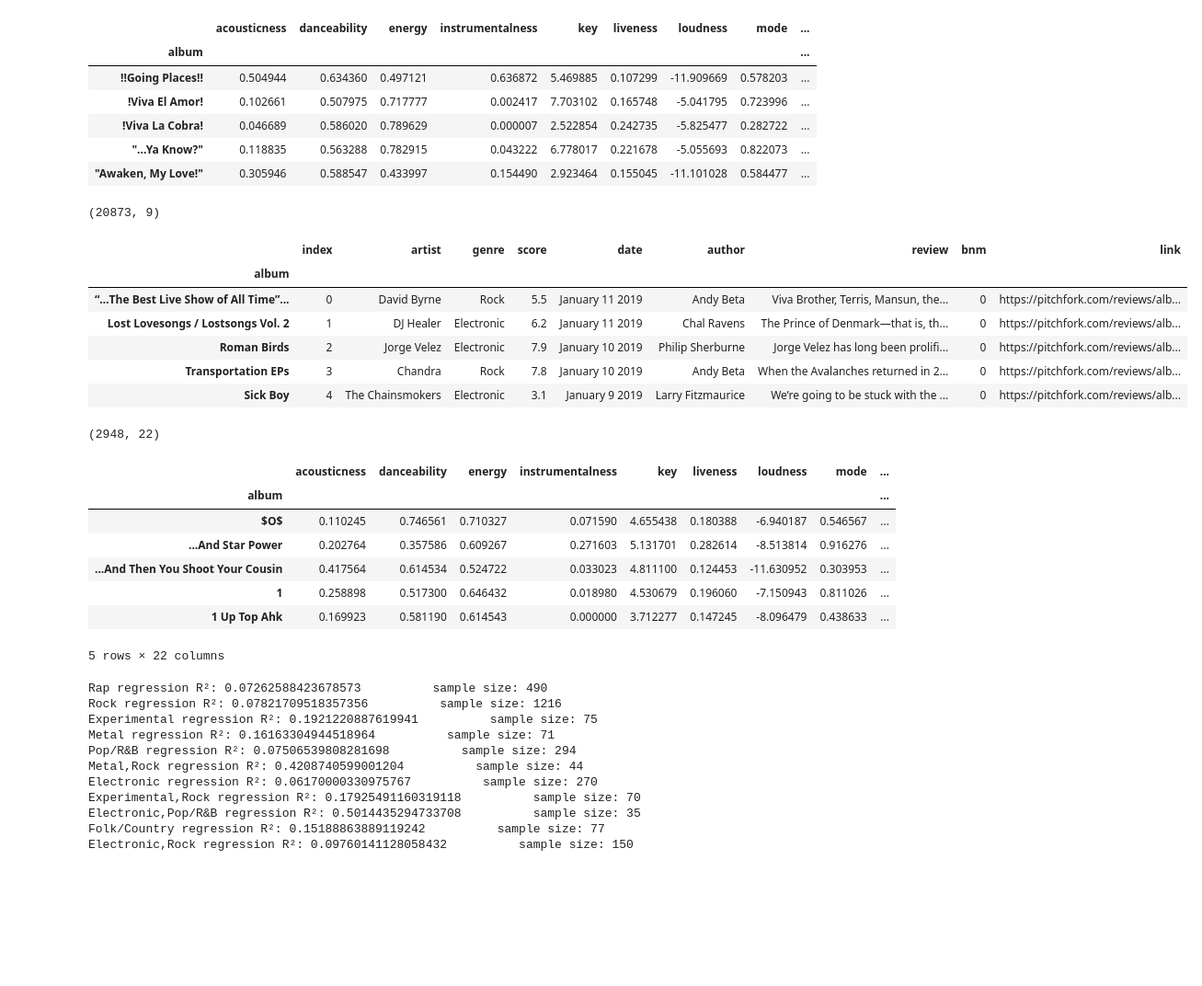
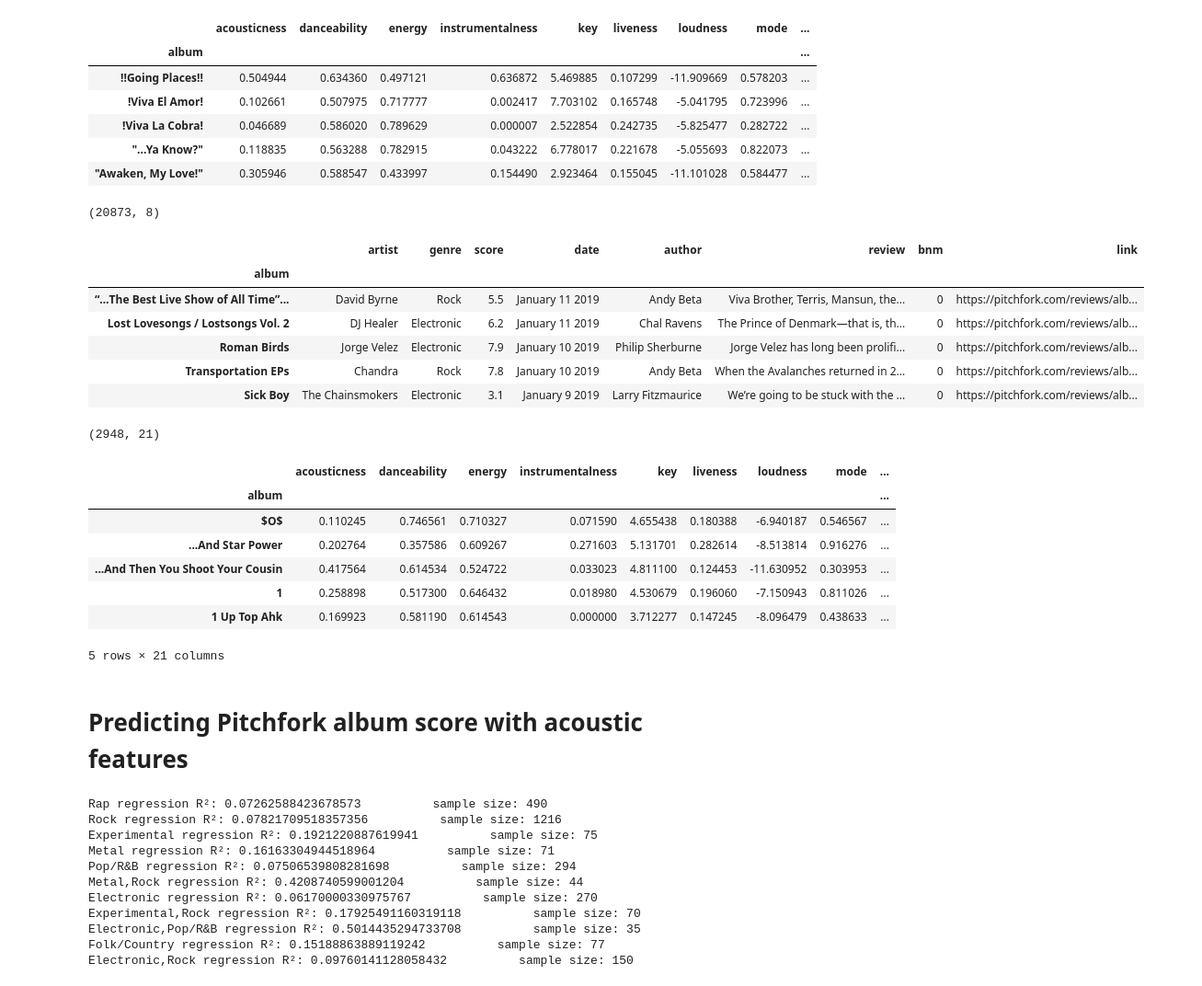
Before and after one commit to shaiyon/Spotify-Analysis, a Jupyter notebook: Exploratory Data Analysis.ipynb, the cells around one changed output. Shown at 92% size. Cells and saved outputs as stored; diff of their text form; code cells hidden in the pictures; blank space fills up the shorter version.

```diff
--- a/Exploratory Data Analysis.ipynb
+++ b/Exploratory Data Analysis.ipynb
@@ -91,25 +93,26 @@ features.head()
 | "...Ya Know?" | 0.118835 | 0.563288 | 0.782915 | 0.043222 | 6.778017 | 0.221678 | -5.055693 | 0.822073 | ... |
 | "Awaken, My Love!" | 0.305946 | 0.588547 | 0.433997 | 0.154490 | 2.923464 | 0.155045 | -11.101028 | 0.584477 | ... |
 # %%
-reviews = pd.read_csv('reviews.csv').drop(['id','role'], axis=1)
+reviews = pd.read_csv('reviews.csv').drop(['index','id','role'], axis=1)
 reviews.set_index('album', inplace=True)
 print(reviews.shape)
 reviews.head()
 # %% [output]
-(20873, 9)
+(20873, 8)
-|  | index | artist | genre | score | date | author | review | bnm | link |
-| album |  |  |  |  |  |  |  |  |  |
-| “…The Best Live Show of All Time”... | 0 | David Byrne | Rock | 5.5 | January 11 2019 | Andy Beta | Viva Brother, Terris, Mansun, the... | 0 | https://pitchfork.com/reviews/alb... |
-| Lost Lovesongs / Lostsongs Vol. 2 | 1 | DJ Healer | Electronic | 6.2 | January 11 2019 | Chal Ravens | The Prince of Denmark—that is, th... | 0 | https://pitchfork.com/reviews/alb... |
-| Roman Birds | 2 | Jorge Velez | Electronic | 7.9 | January 10 2019 | Philip Sherburne | Jorge Velez has long been prolifi... | 0 | https://pitchfork.com/reviews/alb... |
-| Transportation EPs | 3 | Chandra | Rock | 7.8 | January 10 2019 | Andy Beta | When the Avalanches returned in 2... | 0 | https://pitchfork.com/reviews/alb... |
-| Sick Boy | 4 | The Chainsmokers | Electronic | 3.1 | January 9 2019 | Larry Fitzmaurice | We’re going to be stuck with the ... | 0 | https://pitchfork.com/reviews/alb... |
+|  | artist | genre | score | date | author | review | bnm | link |
+| album |  |  |  |  |  |  |  |  |
+| “…The Best Live Show of All Time”... | David Byrne | Rock | 5.5 | January 11 2019 | Andy Beta | Viva Brother, Terris, Mansun, the... | 0 | https://pitchfork.com/reviews/alb... |
+| Lost Lovesongs / Lostsongs Vol. 2 | DJ Healer | Electronic | 6.2 | January 11 2019 | Chal Ravens | The Prince of Denmark—that is, th... | 0 | https://pitchfork.com/reviews/alb... |
+| Roman Birds | Jorge Velez | Electronic | 7.9 | January 10 2019 | Philip Sherburne | Jorge Velez has long been prolifi... | 0 | https://pitchfork.com/reviews/alb... |
+| Transportation EPs | Chandra | Rock | 7.8 | January 10 2019 | Andy Beta | When the Avalanches returned in 2... | 0 | https://pitchfork.com/reviews/alb... |
+| Sick Boy | The Chainsmokers | Electronic | 3.1 | January 9 2019 | Larry Fitzmaurice | We’re going to be stuck with the ... | 0 | https://pitchfork.com/reviews/alb... |
 # %%
+# Merge features and reviews, remove albums that don't have review data.
 data = features.join(reviews).dropna()
 print(data.shape)
 data.head()
 # %% [output]
-(2948, 22)
+(2948, 21)
 |  | acousticness | danceability | energy | instrumentalness | key | liveness | loudness | mode | ... |
 | album |  |  |  |  |  |  |  |  | ... |
 | $O$ | 0.110245 | 0.746561 | 0.710327 | 0.071590 | 4.655438 | 0.180388 | -6.940187 | 0.546567 | ... |
@@ -117,7 +120,9 @@ data.head()
 | ...And Then You Shoot Your Cousin | 0.417564 | 0.614534 | 0.524722 | 0.033023 | 4.811100 | 0.124453 | -11.630952 | 0.303953 | ... |
 | 1 | 0.258898 | 0.517300 | 0.646432 | 0.018980 | 4.530679 | 0.196060 | -7.150943 | 0.811026 | ... |
 | 1 Up Top Ahk | 0.169923 | 0.581190 | 0.614543 | 0.000000 | 3.712277 | 0.147245 | -8.096479 | 0.438633 | ... |
-5 rows × 22 columns
+5 rows × 21 columns
+# %% [markdown]
+# Predicting Pitchfork album score with acoustic features
 # %%
 from sklearn.linear_model import LinearRegression
 
```
Also changed, not shown: parts of 3 cells of this notebook.
